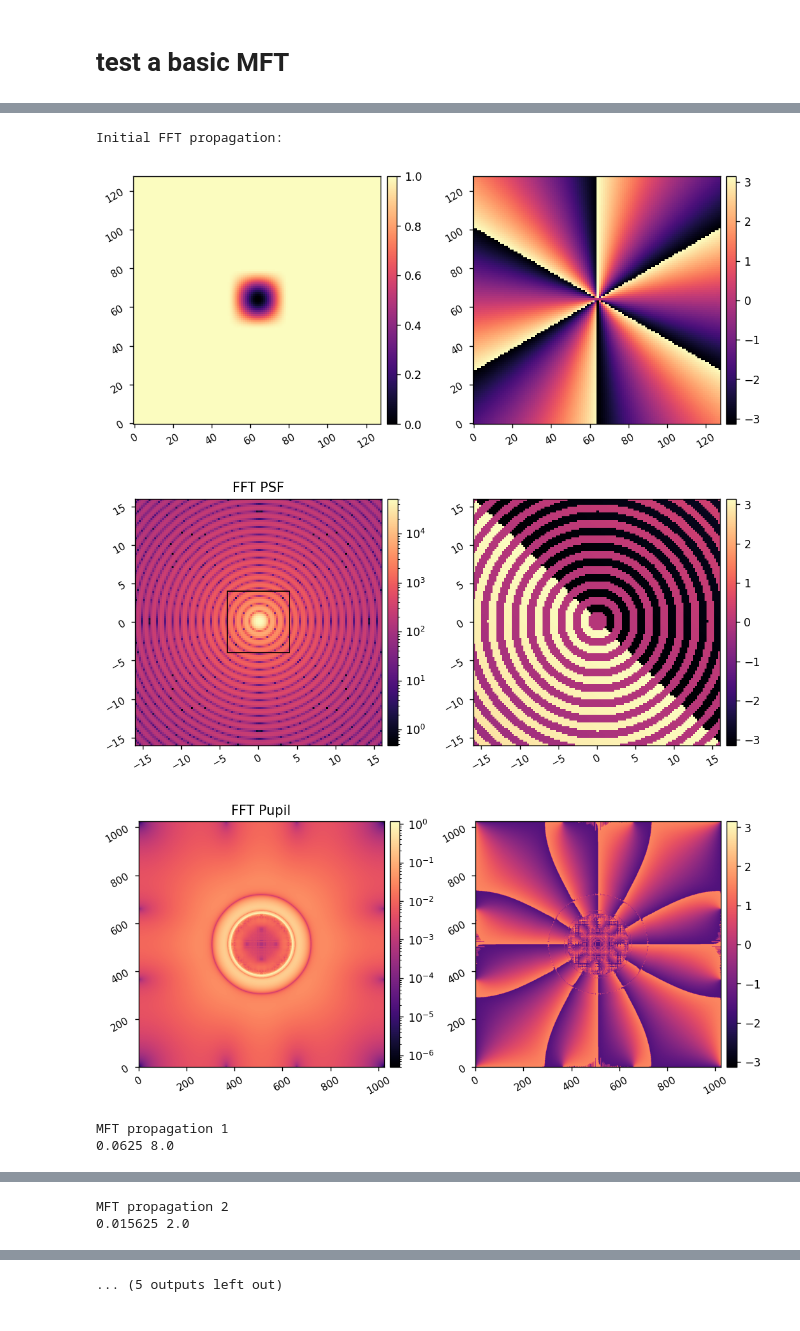
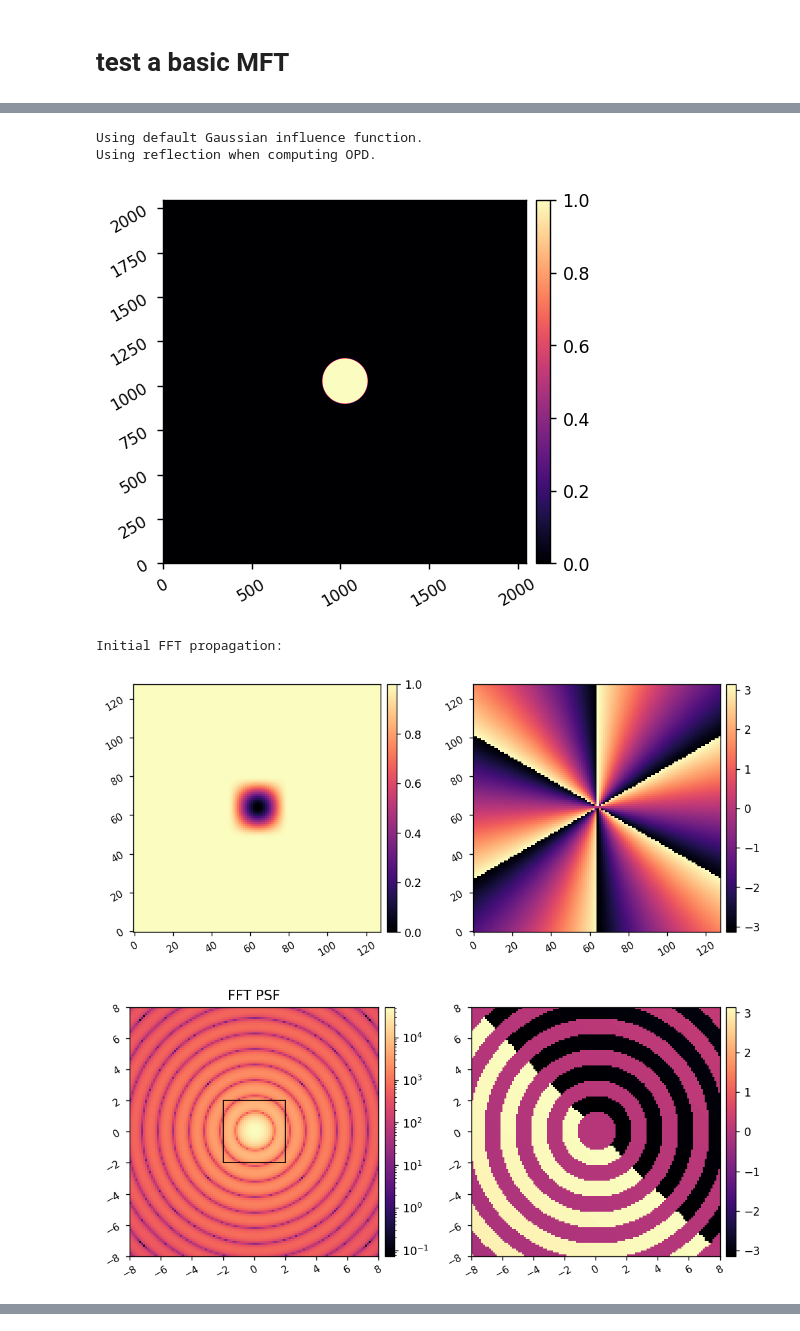
Before and after one commit to uasal/scoob-psf, a Jupyter notebook: example-notebooks/test_vortex.ipynb, the cells around one changed output, grey strips where cells are left out. Cells and saved outputs as stored; diff of their text form; code cells hidden in the pictures.

```diff
--- a/example-notebooks/test_vortex.ipynb
+++ b/example-notebooks/test_vortex.ipynb
@@ -57,17 +53,20 @@ imshow1(model.PUPIL)
 # %%
+imshow1(model.PUPIL)
+
+import poppy
 
 npix = model.npix
 oversample = model.oversample
 N = model.N
 
 nmft = 128
-mft_pixelscale_lamD = 0.0625
+mft_pixelscale_lamD = 1/4
 nlamD = nmft * mft_pixelscale_lamD * oversample
-print(nlamD)
 
-fpwf = cscoob.mft(model.PUPIL, nlamD, nmft)
-imshow2(xp.abs(fpwf)**2, xp.angle(fpwf), f'MFT PSF', npix=16, lognorm1=True, vmin1=1e2, cmap2='twilight')
+fpwf = poppy.matrixDFT.matrix_dft(model.PUPIL, nlamD=nlamD, npix=nmft, centering='FFTSTYLE')
+imshow2(xp.abs(fpwf)**2, xp.angle(fpwf), f'MFT PSF', lognorm1=True, cmap2='twilight')
+imshow1(xp.abs(fpwf)**2, npix=16, lognorm=True, vmin=1e2)
 
-E_pup = cscoob.mft(fpwf, nlamD, N, forward=False, centering='FFTSTYLE')
+E_pup = poppy.matrixDFT.matrix_dft(fpwf, nlamD, model.N, inverse=True, centering='FFTSTYLE')
 imshow2(xp.abs(E_pup), xp.angle(E_pup),)
 # %% [output]
@@ -119,7 +119,7 @@ def apply_vortex(pupil_wavefront, Nprops=4, window_size=32, nmft=128):
                 print(mft_pixelscale_lamD, nlamD/oversample)
 
                 # x_fp = ( xp.linspace(-nmft/2, nmft/2-1, nmft) + 1/2 ) * mft_pixelscale_lamD
-                x_fp = ( xp.linspace(-nlamD/2, nlamD/2, nmft))
+                x_fp = ( xp.linspace(-nmft/2, nmft/2-1, nmft)) * mft_pixelscale_lamD * oversample
                 fpx, fpy = xp.meshgrid(x_fp, x_fp)
                 focal_grid = xp.array([xp.sqrt(fpx**2 + fpy**2), xp.arctan2(fpy,fpx)])
 
@@ -133,7 +133,7 @@ def apply_vortex(pupil_wavefront, Nprops=4, window_size=32, nmft=128):
                 imshow2(1-w, xp.angle(vortex))
 
                 # take the MFT of the pupil_wavefront
-                fpwf = cscoob.mft(pupil_wavefront, nlamD, nmft, forward=True, )
+                fpwf = poppy.matrixDFT.matrix_dft(model.PUPIL, nlamD=nlamD, npix=nmft, centering='FFTSTYLE')
                 # fpwf = cscoob.mft(E_LS, nlamD, nmft, forward=True, centering='FFTSTYLE')
                 corner = (-window_size*mft_pixelscale_lamD/2, -window_size*mft_pixelscale_lamD/2)
                 length = window_size*mft_pixelscale_lamD
@@ -145,7 +145,7 @@ def apply_vortex(pupil_wavefront, Nprops=4, window_size=32, nmft=128):
                     fpwf *= vortex
 
                 # take the inverse MFT to go back to the pupil plane
-                E_pup = cscoob.mft(fpwf, nlamD, N, forward=False, )
+                E_pup = poppy.matrixDFT.matrix_dft(fpwf, nlamD, N, inverse=True, centering='FFTSTYLE')
                 imshow2(xp.abs(E_pup), xp.angle(E_pup), f'MFT {i} Pupil', lognorm1=True)
 
                 # adjust the pixelscale for the next iteration of propagation
@@ -156,14 +156,21 @@ def apply_vortex(pupil_wavefront, Nprops=4, window_size=32, nmft=128):
 
         return E_LS
 # %%
+reload(cscoob)
+reload(dm)
+model = cscoob.SCOOB(npix=256, oversample=8, )
+imshow1(model.PUPIL)
 
+npix = model.npix
+oversample = model.oversample
+N = model.N
 
-E_LS = apply_vortex(model.PUPIL, Nprops=4, window_size=32)
+E_LS = apply_vortex(model.PUPIL, Nprops=5, window_size=32)
 imshow1(xp.abs(E_LS), lognorm=True)
 # %% [output]
-Initial FFT propagation:
+Using default Gaussian influence function.
+Using reflection when computing OPD.
-[figure, old version]
+[figure, new version]
+Initial FFT propagation:
-[figure, old version]
+[figure, new version]
-[figure, old version]
+[figure, new version]
-MFT propagation 1
-0.0625 8.0
@@ -173,2 +181,0 @@ MFT propagation 1
-MFT propagation 2
-0.015625 2.0
@@ -178 +185,0 @@ MFT propagation 2
-... (5 outputs left out)
```
Also changed, not shown: parts of 4 cells of this notebook, 1 other file.
